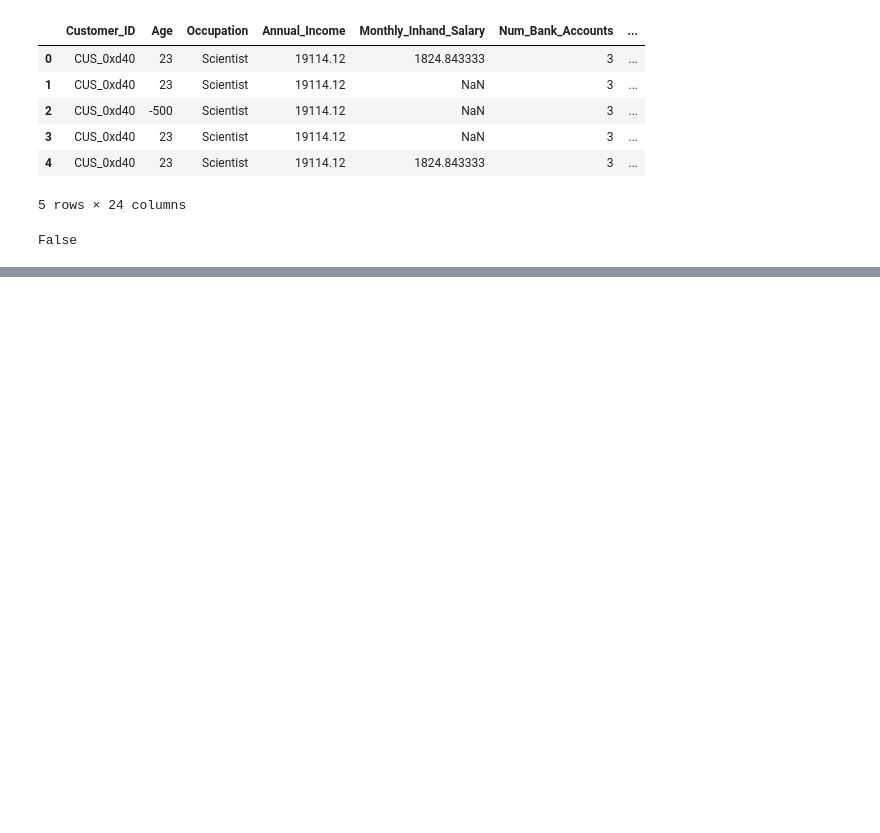
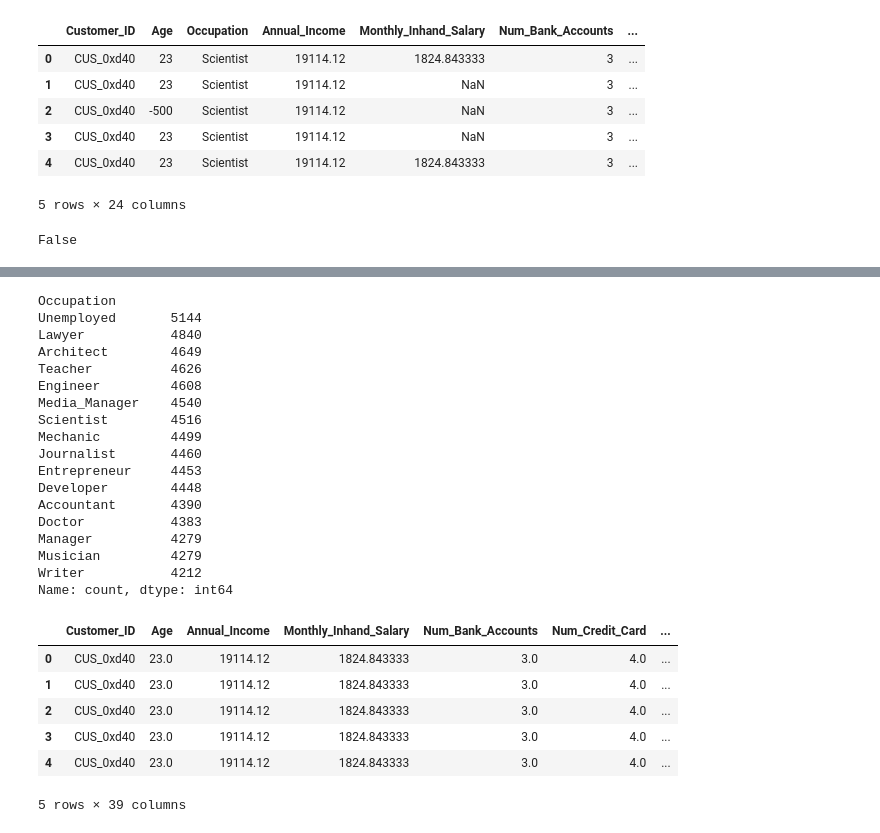
Before and after one commit to AyujVerma/Credit-Score-Classifier, a Jupyter notebook: credit_score.ipynb, the cells around one changed output, grey strips where cells are left out. Drawn from its saved outputs; the diff is of its cells as text; code cells hidden in the pictures; blank space fills up the shorter version.

```diff
--- a/credit_score.ipynb
+++ b/credit_score.ipynb
@@ -493,0 +603,17 @@ print(data["Interest_Rate"].describe())
+# %%
+# Convert 'Age' from string to float
+data['Amount_invested_monthly'] = data['Amount_invested_monthly'].str.replace('_', '')
+data['Amount_invested_monthly'] = data['Amount_invested_monthly'].replace("", np.nan)
+data['Amount_invested_monthly'] = data['Amount_invested_monthly'].astype(float)
+print(data['Amount_invested_monthly'].describe())
+
+grouped_data = data.groupby('Customer_ID')
+data['Amount_invested_monthly'] = grouped_data['Amount_invested_monthly'].transform(lambda g: replace_or_drop(g, 0, 10000))
+
+# Drop all rows where 'Num_Bank_Accounts' is NaN, these rows are from groups with a negative mode
+data.dropna(subset=['Amount_invested_monthly'], inplace = True)
+data.reset_index(drop = True, inplace = True)
+
+print(data['Amount_invested_monthly'].describe())
+# Age now looks good.
+# Outstanding debt looks good. Although we have values near 5000 when the median is near 1170, it is reasonable that people have this much debt.
@@ -493,0 +639,14 @@ print(data["Interest_Rate"].describe())
+# %%
+data['Monthly_Balance'] = data['Monthly_Balance'].str.replace('_', '')
+data['Monthly_Balance'] = data['Monthly_Balance'].replace("", np.nan)
+data['Monthly_Balance'] = data['Monthly_Balance'].astype(float)
+print(data['Monthly_Balance'].describe())
+
+grouped_data = data.groupby('Customer_ID')
+data['Monthly_Balance'] = grouped_data['Monthly_Balance'].transform(lambda g: replace_or_drop(g, 0, 1.58e+03))
+
+# Drop all rows where 'Num_Bank_Accounts' is NaN, these rows are from groups with a negative mode
+data.dropna(subset=['Monthly_Balance'], inplace = True)
+data.reset_index(drop = True, inplace = True)
+
+print(data['Monthly_Balance'].describe())
@@ -493,0 +672,36 @@ print(data["Interest_Rate"].describe())
+# %%
+data['Occupation'].replace("_______", "Unemployed", inplace=True)
+print(data['Occupation'].value_counts())
+
+# One hot encode:
+occupation_dummies = pd.get_dummies(data['Occupation'], prefix = 'Occupation')
+data = pd.concat([data, occupation_dummies], axis = 1)
+data.drop('Occupation', axis = 1, inplace = True)
+
+data.head()
+# %% [output]
+Occupation
+Unemployed       5144
+Lawyer           4840
+Architect        4649
+Teacher          4626
+Engineer         4608
+Media_Manager    4540
+Scientist        4516
+Mechanic         4499
+Journalist       4460
+Entrepreneur     4453
+Developer        4448
+Accountant       4390
+Doctor           4383
+Manager          4279
+Musician         4279
+Writer           4212
+Name: count, dtype: int64
+|  | Customer_ID | Age | Annual_Income | Monthly_Inhand_Salary | Num_Bank_Accounts | Num_Credit_Card | ... |
+| 0 | CUS_0xd40 | 23.0 | 19114.12 | 1824.843333 | 3.0 | 4.0 | ... |
+| 1 | CUS_0xd40 | 23.0 | 19114.12 | 1824.843333 | 3.0 | 4.0 | ... |
+| 2 | CUS_0xd40 | 23.0 | 19114.12 | 1824.843333 | 3.0 | 4.0 | ... |
+| 3 | CUS_0xd40 | 23.0 | 19114.12 | 1824.843333 | 3.0 | 4.0 | ... |
+| 4 | CUS_0xd40 | 23.0 | 19114.12 | 1824.843333 | 3.0 | 4.0 | ... |
+5 rows × 39 columns
```
Also changed, not shown: parts of 37 cells of this notebook.
